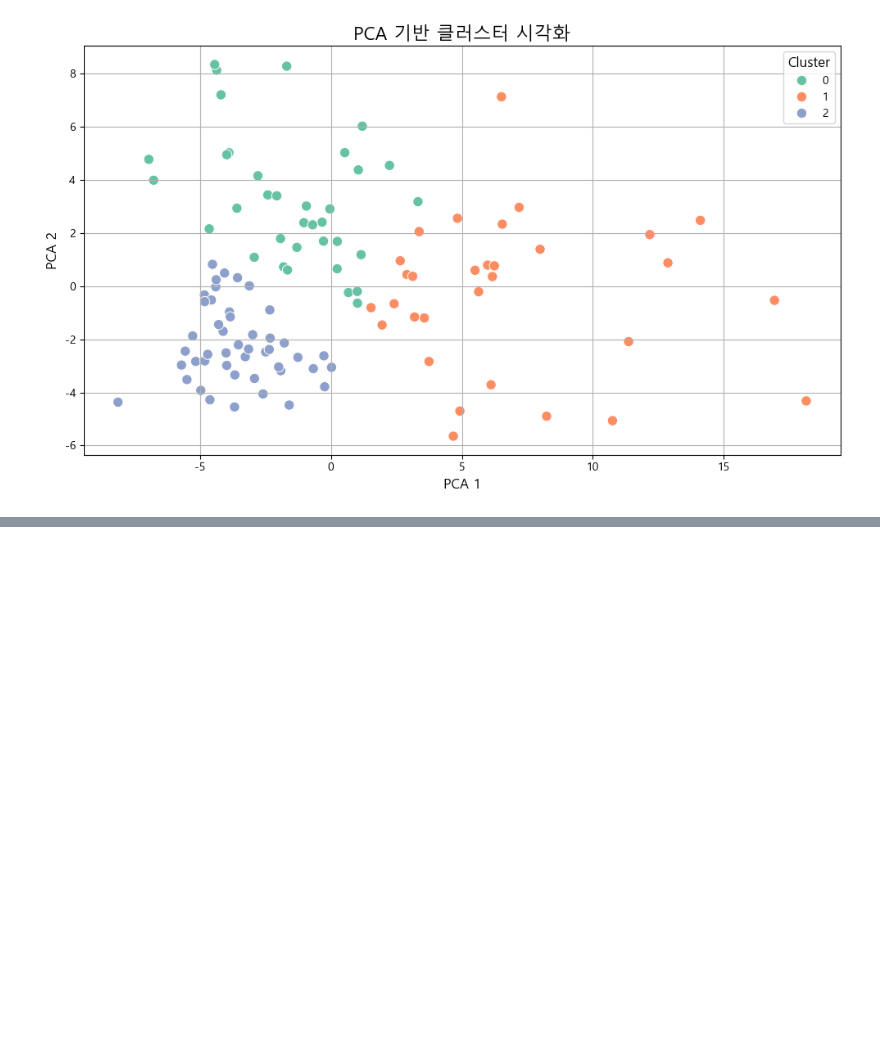
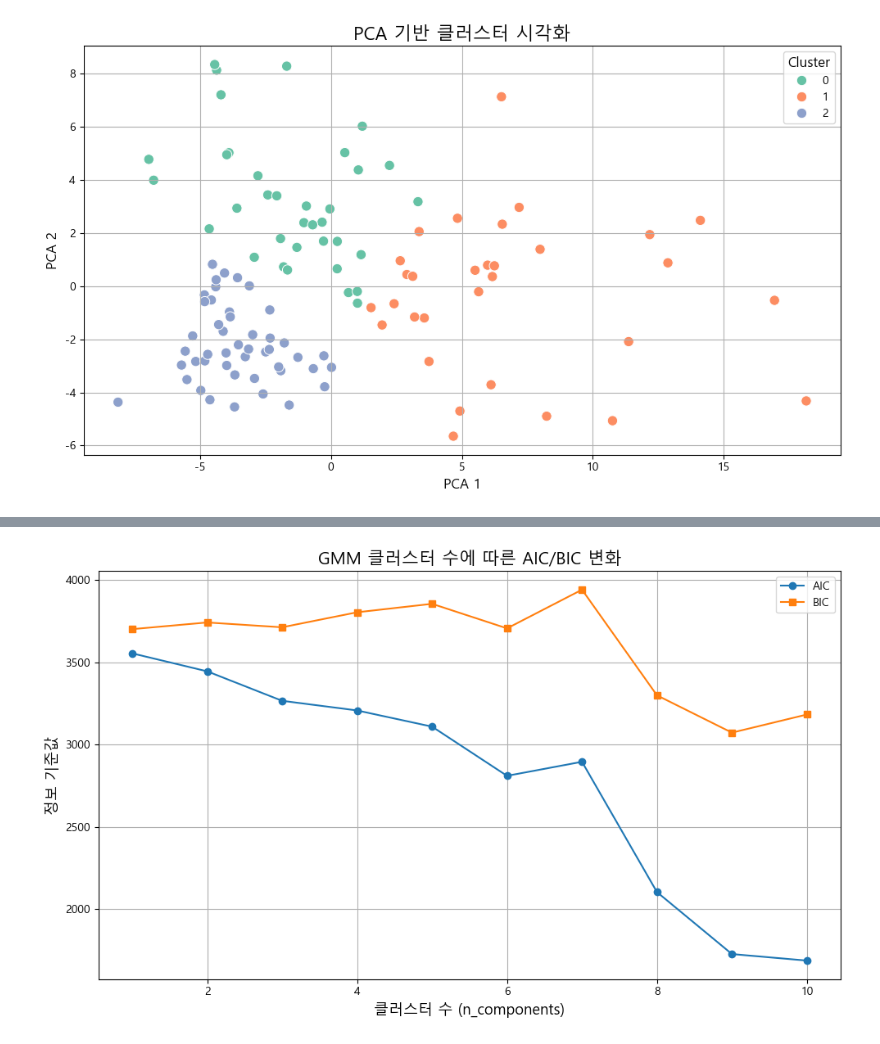
Before and after one commit to saeraniren/japchodan_contest, a Jupyter notebook: yoochang_clustering.ipynb, the cells around one changed output, grey strips where cells are left out. Saved outputs shown, nothing was run; the diff lists cells and outputs as text; code cells hidden in the pictures; blank space fills up the shorter version.

```diff
--- a/yoochang_clustering.ipynb
+++ b/yoochang_clustering.ipynb
@@ -1069,0 +1160,31 @@ Name: count, dtype: int64
+# %%
+from sklearn.mixture import GaussianMixture
+import matplotlib.pyplot as plt
+
+# 클러스터 수 범위
+n_components_range = range(1, 11)
+
+# AIC와 BIC 저장 리스트
+aic_values = []
+bic_values = []
+
+# 각 클러스터 수에 대해 GMM 적합 후 AIC/BIC 계산
+for n in n_components_range:
+    gmm = GaussianMixture(n_components=n, random_state=42)
+    gmm.fit(X)  # X는 정규화 또는 스케일링된 feature 데이터
+    aic_values.append(gmm.aic(X))
+    bic_values.append(gmm.bic(X))
+
+# 시각화
+plt.figure(figsize=(10, 6))
+plt.plot(n_components_range, aic_values, marker='o', label='AIC')
+plt.plot(n_components_range, bic_values, marker='s', label='BIC')
+plt.xlabel('클러스터 수 (n_components)', fontsize=13)
+plt.ylabel('정보 기준값', fontsize=13)
+plt.title('GMM 클러스터 수에 따른 AIC/BIC 변화', fontsize=15)
+plt.legend()
+plt.grid(True)
+plt.tight_layout()
+plt.show()
+# %% [output]
+[figure, added]
```
Also changed, not shown: parts of 10 cells of this notebook.
